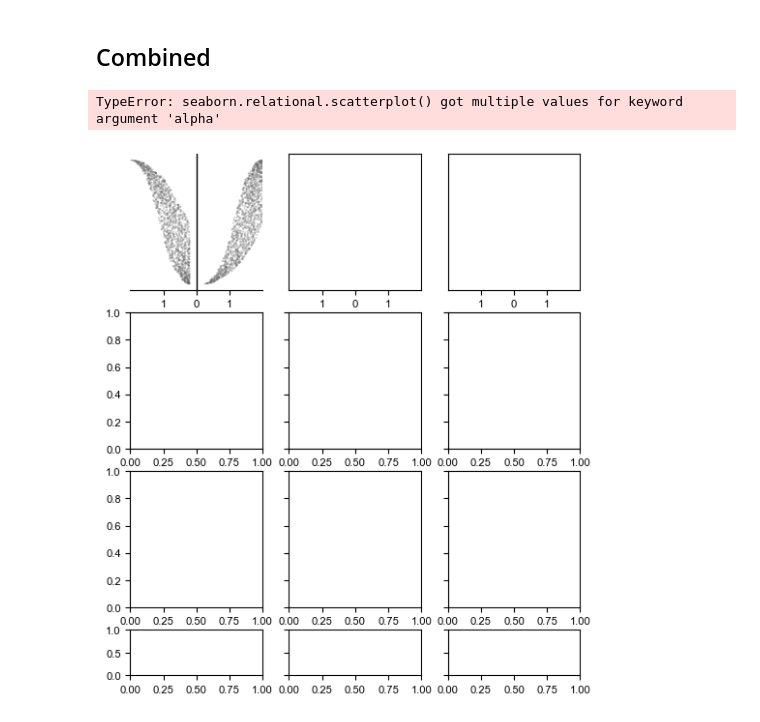
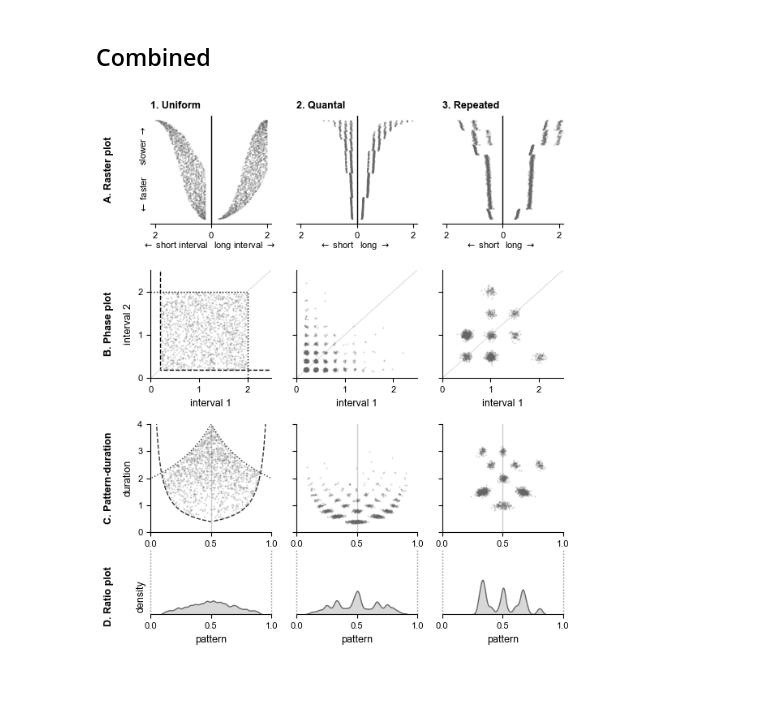
Before and after one commit to bacor/rhythmic-segment-analysis, a Jupyter notebook: notebooks/plot-types.ipynb, the cells around one changed output. Drawn from its saved outputs; the diff is of its cells as text; code cells hidden in the pictures; blank space fills up the shorter version.

Commit message:
Include figures

```diff
--- a/notebooks/plot-types.ipynb
+++ b/notebooks/plot-types.ipynb
@@ -16,6 +16,8 @@ from src.raster import raster_plot
 from src.utils import load_synthetic_intervals, savefig, subplot_title, subplots_grid, set_mpl_style, get_line_props
 set_mpl_style()
 from src.patdur import duration_boundary
+
+REFRESH = True
 # %%
 datasets = load_synthetic_intervals()
 for d in datasets:
@@ -63,9 +65,9 @@ plt.savefig('../figures/plot-types/raster-plots.pdf')
 # %% [markdown]
 ## Phase-plot
 # %%
-def phase_subplot(rs, ax=None, s=2, **kws):
+def phase_subplot(rs, ax=None, s=2, alpha=.5, lw=0, **kws):
 	ax = ax or plt.gca()
-	sns.scatterplot(x=rs.segments[:, 0], y=rs.segments[:, 1], s=s, lw=0, alpha=.5, ax=ax, **kws)
+	sns.scatterplot(x=rs.segments[:, 0], y=rs.segments[:, 1], s=s, lw=lw, alpha=alpha, ax=ax, **kws)
 	sns.despine(ax=ax)
 
 fig, axs = subplots_grid(len(datasets), ratios=(2, 2), sharey=True, sharex=True)
@@ -78,13 +80,13 @@ axs[1,1].set_xlabel('interval 1')
 axs[0,0].set_ylabel('interval 2')
 axs[1,0].set_ylabel('interval 2')
 plt.tight_layout()
-plt.savefig('../figures/plot-types/phase-plots-scatter.pdf')
+savefig('plot-types/phase-plots-scatter', refresh=REFRESH)
 # %% [output]
 [figure]
 # %%
-def phase_subplot_trajectories(rs, ax=None, s=2, **kws):
+def phase_subplot_trajectories(rs, ax=None, lw=.05, **kws):
 	ax = ax or plt.gca()
-	ax.plot(rs.segments[:, 0], rs.segments[:, 1], lw=.1, alpha=.2, **kws)
+	ax.plot(rs.segments[:, 0], rs.segments[:, 1], lw=lw, **kws)
 	sns.despine(ax=ax)
 
 fig, axs = subplots_grid(len(datasets), ratios=(2, 2), sharey=True, sharex=True)
@@ -97,5 +99,5 @@ axs[1,1].set_xlabel('interval 1')
 axs[0,0].set_ylabel('interval 2')
 axs[1,0].set_ylabel('interval 2')
 plt.tight_layout()
-plt.savefig('../figures/plot-types/phase-plots-trajectory.pdf')
+savefig('plot-types/phase-plots-trajectory', refresh=REFRESH)
 # %% [output]
@@ -103,9 +105,9 @@ plt.savefig('../figures/plot-types/phase-plots-trajectory.pdf')
 # %% [markdown]
 ## Pattern-duration plot
 # %%
-def patdur_subplot(rs, ax=None, s=2, **kws):
+def patdur_subplot(rs, ax=None, s=2, lw=0, alpha=.5, **kws):
 	ax = ax or plt.gca()
-	sns.scatterplot(x=rs.patterns[:, 0], y=rs.durations, s=s, lw=0, alpha=.5, ax=ax, **kws)
+	sns.scatterplot(x=rs.patterns[:, 0], y=rs.durations, s=s, lw=lw, alpha=alpha, ax=ax, **kws)
 	sns.despine(ax=ax)
 	ax.axvline(0.5, lw=1, c='0.8', zorder=0)
 
@@ -119,7 +121,7 @@ axs[1,1].set_xlabel('pattern')
 axs[0,0].set_ylabel('duration')
 axs[1,0].set_ylabel('duration')
 plt.tight_layout()
-plt.savefig('../figures/plot-types/pattern-duration.pdf')
+savefig('plot-types/pattern-duration', refresh=REFRESH)
 # %% [output]
 [figure]
 # %% [markdown]
@@ -212,33 +214,32 @@ axs[1, 0].set_xlim(0, 2.5)
 axs[1, 0].set_ylim(0, 2.5)
 axs[1, 0].set_yticks([0, 1, 2])
 
 # Pat-dur plot
 axs[2, 0].set_ylabel('duration')
 axs[2, 0].set_ylim(0, 4)
 axs[2, 0].set_xlim(0, 1)
 axs[2, 0].set_xticks([0, .5, 1])
 
 # Ratio plots
 axs[3, 0].set_ylabel('density')
 axs[3, 0].set_xlim(axs[2, 0].get_xlim())
 axs[3, 0].set_xticks(axs[2,0].get_xticks())
 for col in range(0, axs.shape[1]):
     axs[3, col].set_xlabel('pattern')
 
 plt.tight_layout()
 
 # Connecting lines to show the x-axes of the last two rows are shared
 row = 3
 for col in range(3):
     x0 = axs[row, col].get_position().x0
     x1 = axs[row, col].get_position().x1
     y0 = axs[row, col].get_position().y0
     y1 = axs[row-1, col].get_position().y0 - .03
     line_kws= dict(transform=fig.transFigure, lw=1, c='.5', ls=":")
     fig.add_artist(Line2D([x0, x0], [y0, y1], **line_kws))
     fig.add_artist(Line2D([x1, x1], [y0, y1], **line_kws))
 
-# plt.savefig('../figures/synthetic-data-combined.pdf')
+savefig('synthetic-data-combined', refresh=REFRESH)
 # %% [output]
-TypeError: seaborn.relational.scatterplot() got multiple values for keyword argument 'alpha'
-[figure, old version]
+[figure, new version]
```
Also changed, not shown: parts of 4 cells of this notebook, 35 other files.
